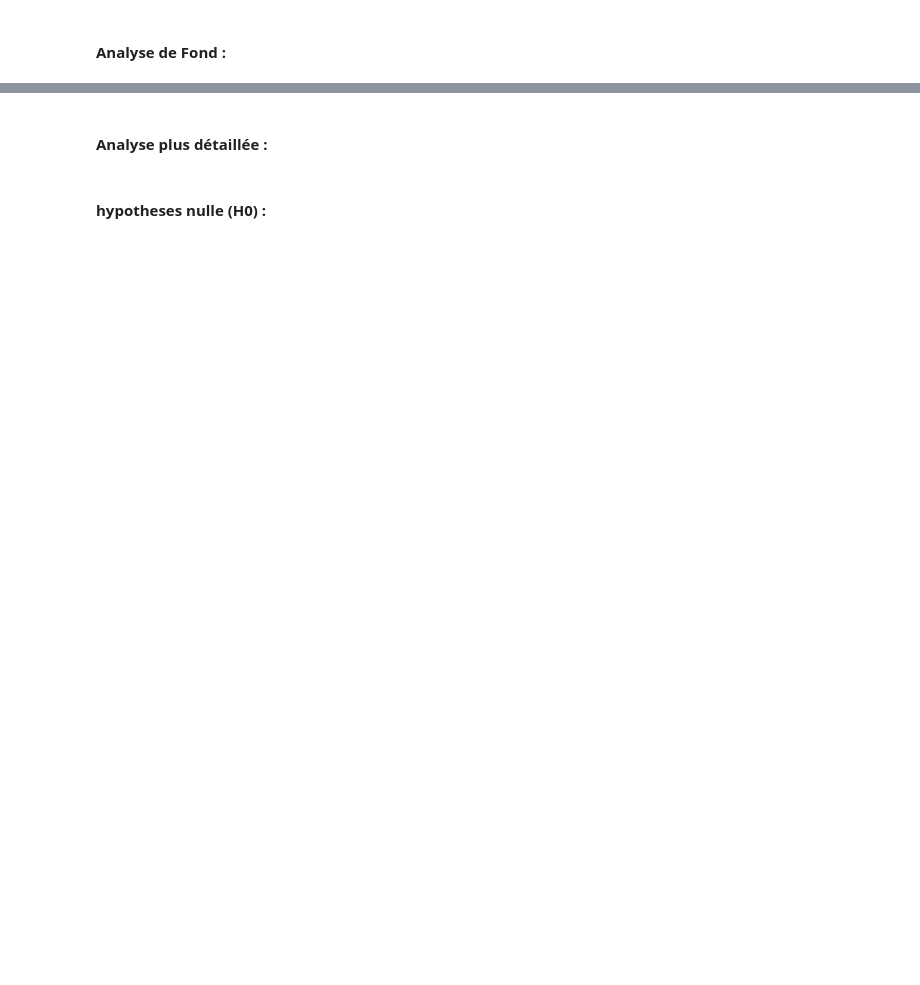
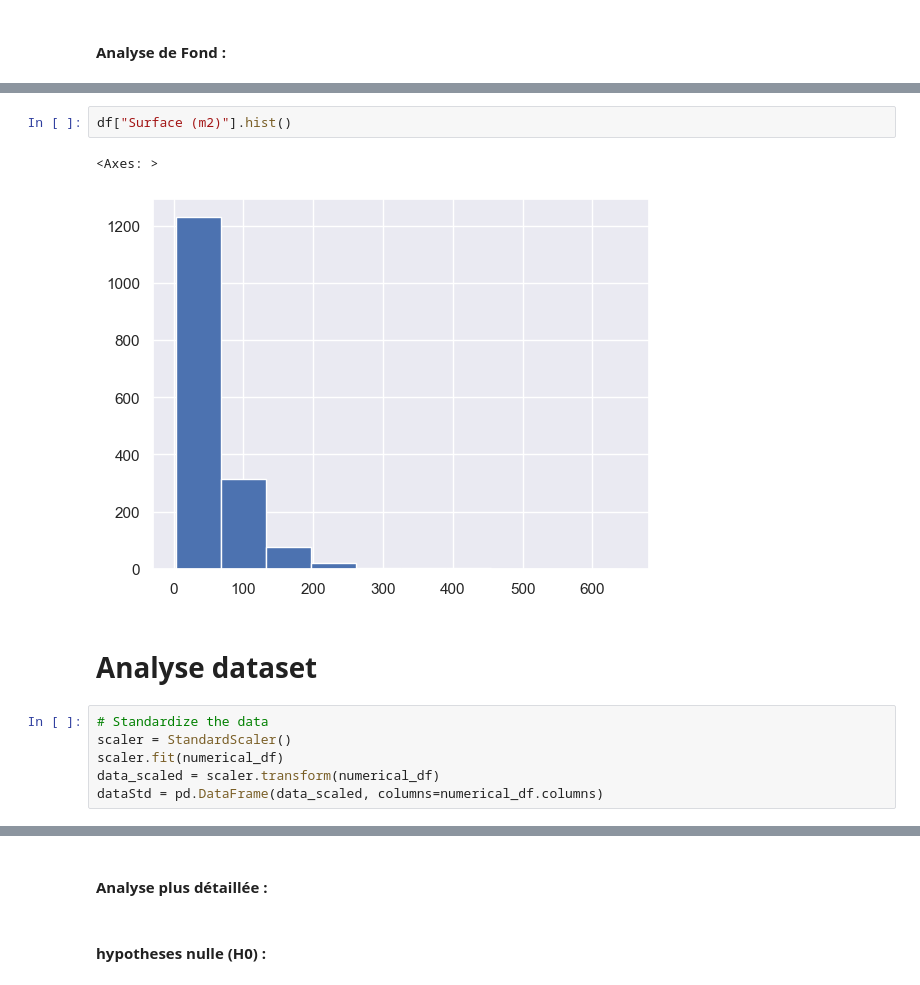
Before and after one commit to Zhuanu/Projet-DALAS, a Jupyter notebook: eda.ipynb, the cells around one changed output, grey strips where cells are left out. Cells and saved outputs as stored; diff of their text form; blank space fills up the shorter version.

```diff
--- a/eda.ipynb
+++ b/eda.ipynb
@@ -164,0 +214,13 @@ sns.pairplot(new_df, hue='Cluster')
+# %%
+df["Surface (m2)"].hist()
+# %% [output]
+<Axes: >
+[figure, added]
+# %% [markdown]
+# Analyse dataset
+# %%
+# Standardize the data
+scaler = StandardScaler()
+scaler.fit(numerical_df)
+data_scaled = scaler.transform(numerical_df)
+dataStd = pd.DataFrame(data_scaled, columns=numerical_df.columns)
```
Also changed, not shown: parts of 22 cells of this notebook.
